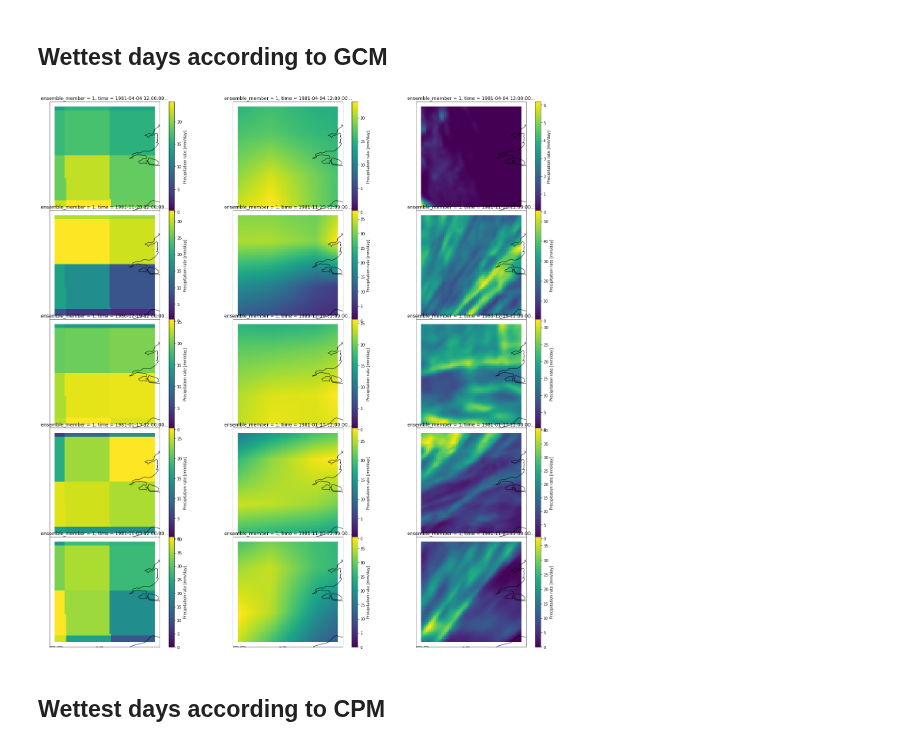
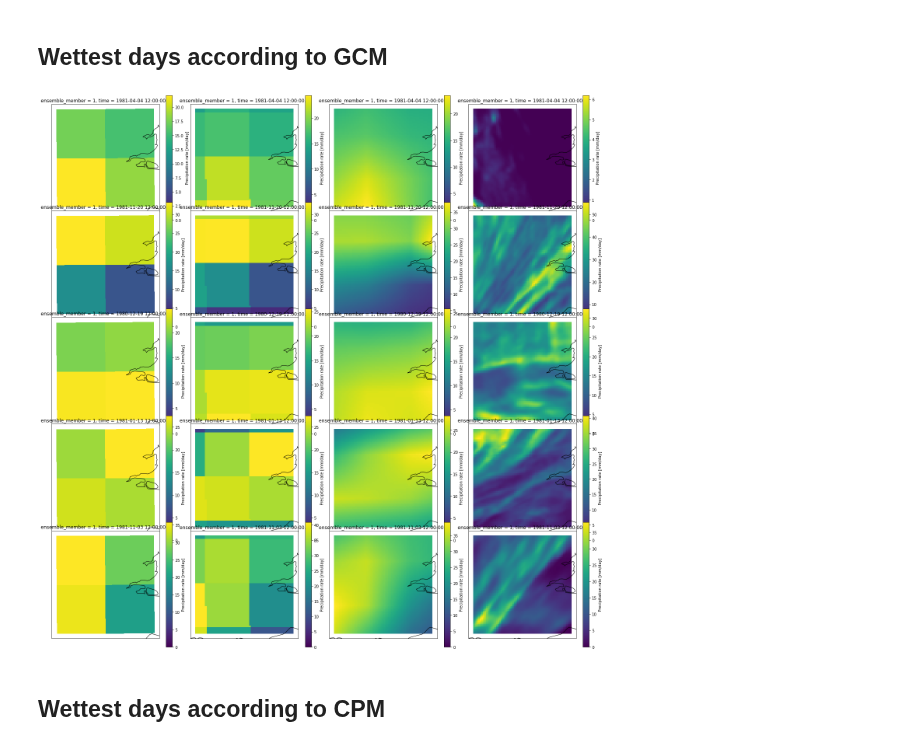
Before and after one commit to henryaddison/ml-downscaling-emulation, a Jupyter notebook: notebooks/exploration/london data.ipynb, the cells around one changed output. Saved outputs shown, nothing was run; the diff lists cells and outputs as text; code cells hidden in the pictures.

```diff
--- a/notebooks/exploration/london data.ipynb
+++ b/notebooks/exploration/london data.ipynb
@@ -40,13 +40,13 @@ def plot_with_ts(slices, timestamps, variable='pr'):
 ## Load the different datasets
 # %%
 #orig_gcm_data = xr.open_mfdataset("../../../../data/60km/rcp85/01/pr/day/*.nc").isel(ensemble_member=0).sel(time=slice("1980-12-01","1982-11-30"))
-#gcm_data = xr.open_mfdataset("../../../../derived_data/60km/rcp85/01/pr/day/*.nc").isel(ensemble_member=0).sel(time=slice("1980-12-01","1982-11-30"))
+gcm_data = xr.open_mfdataset("../../../../derived_data/60km-london/rcp85/01/pr/day/*.nc").isel(ensemble_member=0).sel(time=slice("1980-12-01","1982-11-30"))
 cpm_data = xr.open_mfdataset("../../../../derived_data/2.2km-london/rcp85/01/pr/day/*.nc").isel(ensemble_member=0).sel(time=slice("1980-12-01","1982-11-30"))
 
 regridded_nn_gcm_data = xr.open_mfdataset("../../../../derived_data/60km-nn-regrid-2.2km-london/rcp85/01/pr/day/*.nc").isel(ensemble_member=0).sel(time=slice("1980-12-01","1982-11-30"))
 regridded_lin_gcm_data = xr.open_mfdataset("../../../../derived_data/60km-lin-regrid-2.2km-london/rcp85/01/pr/day/*.nc").isel(ensemble_member=0).sel(time=slice("1980-12-01","1982-11-30"))
 # %%
-# five_wettest_gcm_days = gcm_data.sum(dim=["projection_x_coordinate", "projection_y_coordinate"]).sortby('pr').time[-5:]
+five_wettest_gcm_days = gcm_data.sum(dim=["projection_x_coordinate", "projection_y_coordinate"]).sortby('pr').time[-5:]
 five_wettest_regridded_nn_gcm_days = regridded_nn_gcm_data.sum(dim=["grid_latitude", "grid_longitude"]).sortby('pr').time[-5:]
 five_wettest_regridded_lin_gcm_days = regridded_lin_gcm_data.sum(dim=["grid_latitude", "grid_longitude"]).sortby('pr').time[-5:]
 five_wettest_cpm_days = cpm_data.sum(dim=["grid_latitude", "grid_longitude"]).sortby('pr').time[-5:]
@@ -85,9 +91,9 @@ The raw GCM precip, the GCM precip regrided to match CPM grid according to NN an
 # %% [markdown]
 ## Wettest days according to GCM
 # %%
-plot_with_ts([regridded_nn_gcm_data, regridded_lin_gcm_data, cpm_data], five_wettest_regridded_nn_gcm_days)
+plot_with_ts([gcm_data, regridded_nn_gcm_data, regridded_lin_gcm_data, cpm_data], five_wettest_gcm_days)
 # %% [output]
-[figure, old version]
+[figure, new version]
 # %% [markdown]
 ## Wettest days according to CPM
 # %%
```
Also changed, not shown: parts of 2 cells of this notebook, 3 other files.
